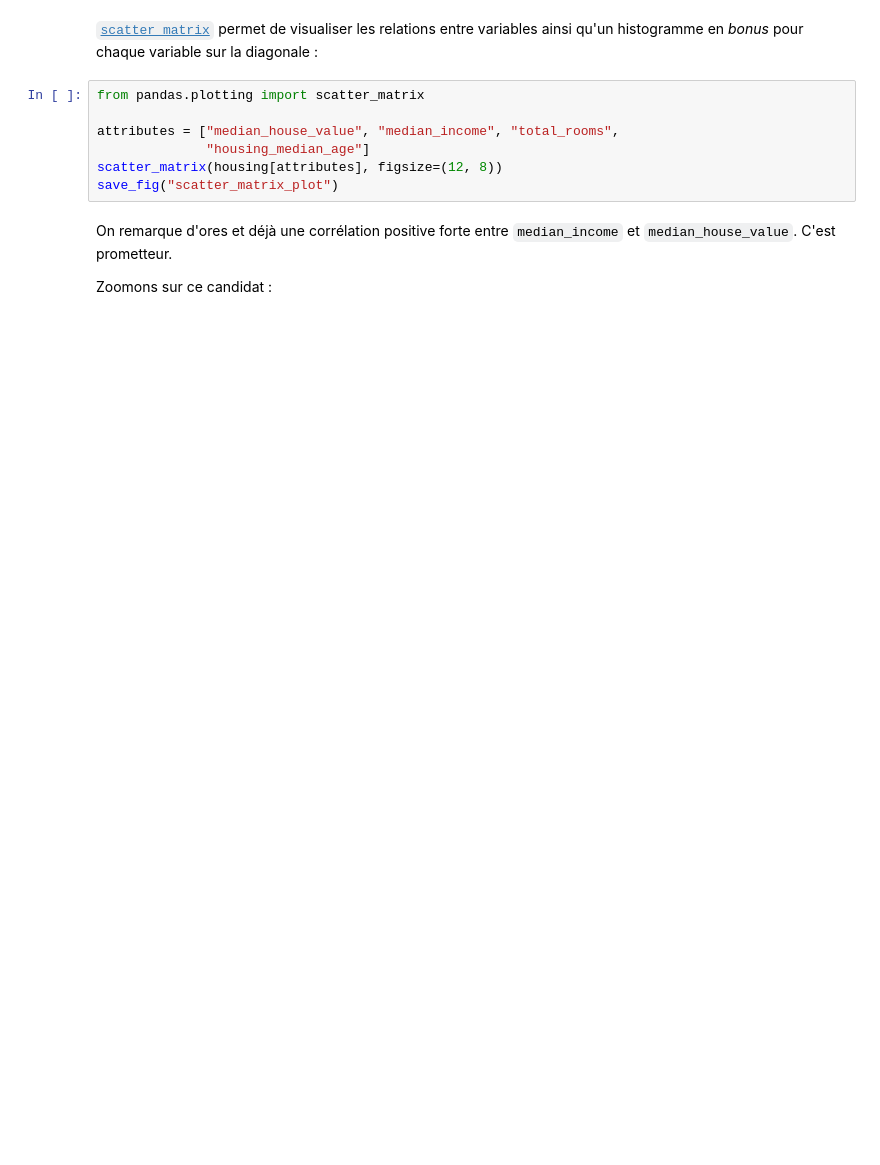
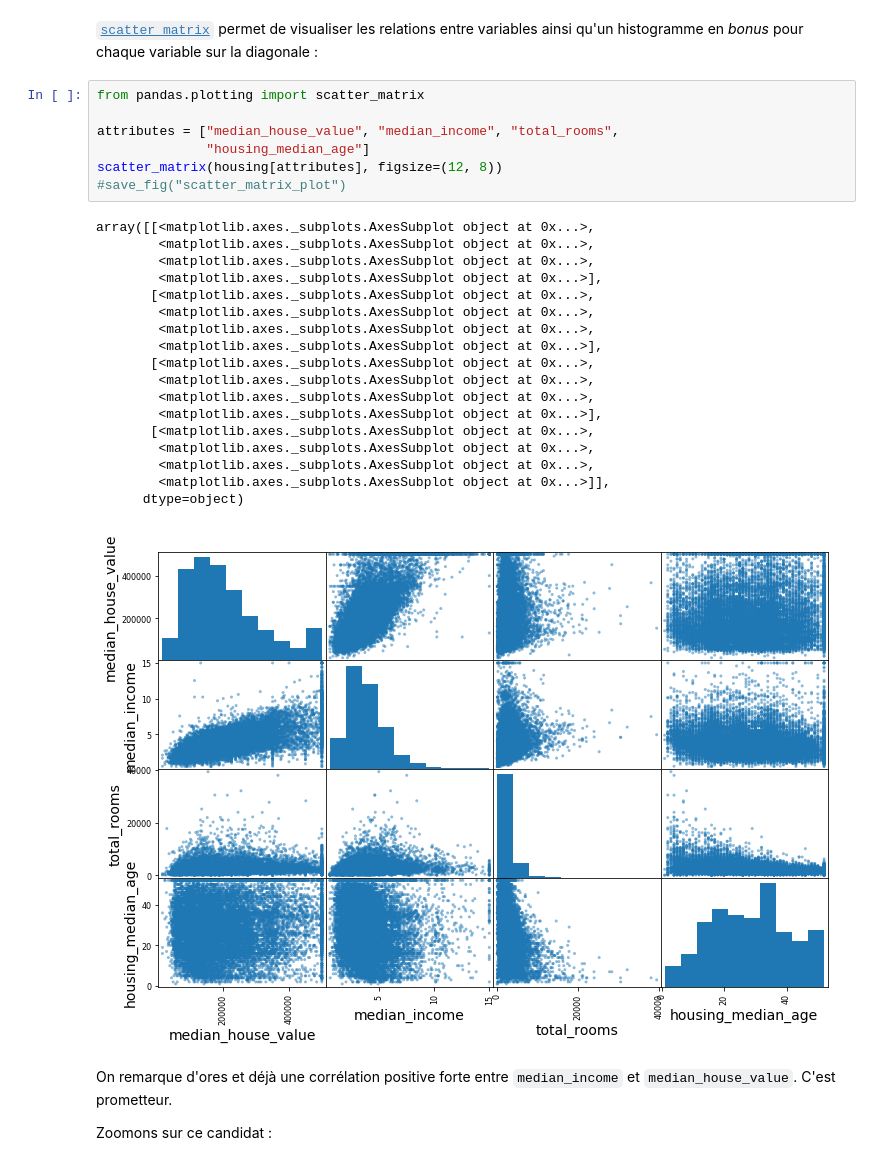
Before and after one commit to Cedric-M/Data-Wrangling, a Jupyter notebook: data_wrangling.ipynb, the cells around one changed output. Drawn from its saved outputs; the diff is of its cells as text; blank space fills up the shorter version.

```diff
--- a/data_wrangling.ipynb
+++ b/data_wrangling.ipynb
@@ -365,10 +410,29 @@ Pour un jeu de données de petite taille tel que le notre, on peut calculer la m
 # %%
 from pandas.plotting import scatter_matrix
 
 attributes = ["median_house_value", "median_income", "total_rooms",
               "housing_median_age"]
 scatter_matrix(housing[attributes], figsize=(12, 8))
-save_fig("scatter_matrix_plot")
+#save_fig("scatter_matrix_plot")
+# %% [output]
+array([[<matplotlib.axes._subplots.AxesSubplot object at 0x...>,
+        <matplotlib.axes._subplots.AxesSubplot object at 0x...>,
+        <matplotlib.axes._subplots.AxesSubplot object at 0x...>,
+        <matplotlib.axes._subplots.AxesSubplot object at 0x...>],
+       [<matplotlib.axes._subplots.AxesSubplot object at 0x...>,
+        <matplotlib.axes._subplots.AxesSubplot object at 0x...>,
+        <matplotlib.axes._subplots.AxesSubplot object at 0x...>,
+        <matplotlib.axes._subplots.AxesSubplot object at 0x...>],
+       [<matplotlib.axes._subplots.AxesSubplot object at 0x...>,
+        <matplotlib.axes._subplots.AxesSubplot object at 0x...>,
+        <matplotlib.axes._subplots.AxesSubplot object at 0x...>,
+        <matplotlib.axes._subplots.AxesSubplot object at 0x...>],
+       [<matplotlib.axes._subplots.AxesSubplot object at 0x...>,
+        <matplotlib.axes._subplots.AxesSubplot object at 0x...>,
+        <matplotlib.axes._subplots.AxesSubplot object at 0x...>,
+        <matplotlib.axes._subplots.AxesSubplot object at 0x...>]],
+      dtype=object)
+[figure, added]
 # %% [markdown]
 On remarque d'ores et déjà une corrélation positive forte entre `median_income` et `median_house_value`. C'est prometteur.
 
```
Also changed, not shown: parts of 35 cells of this notebook.
